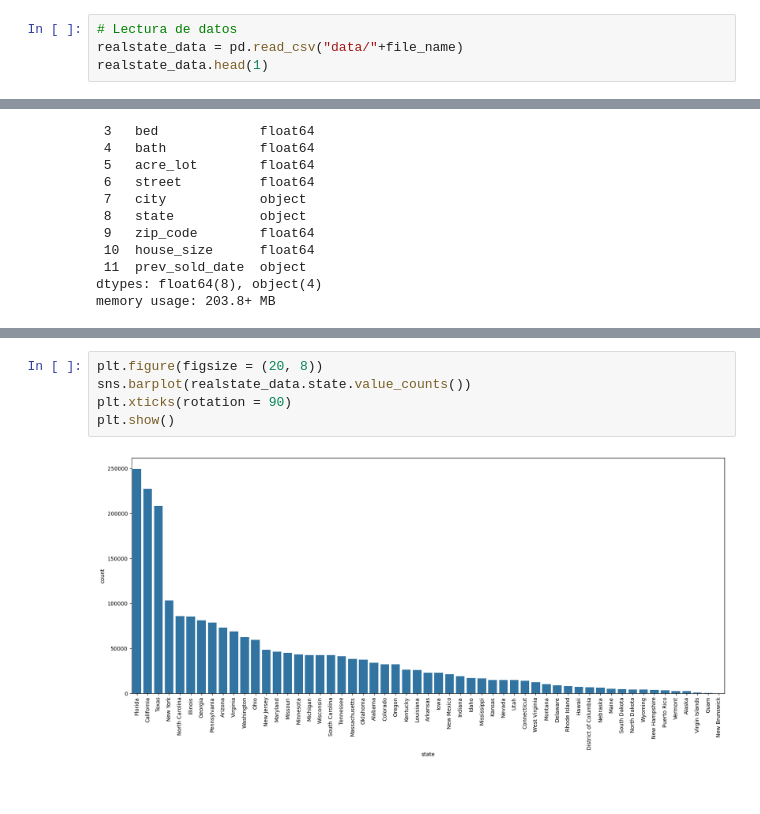
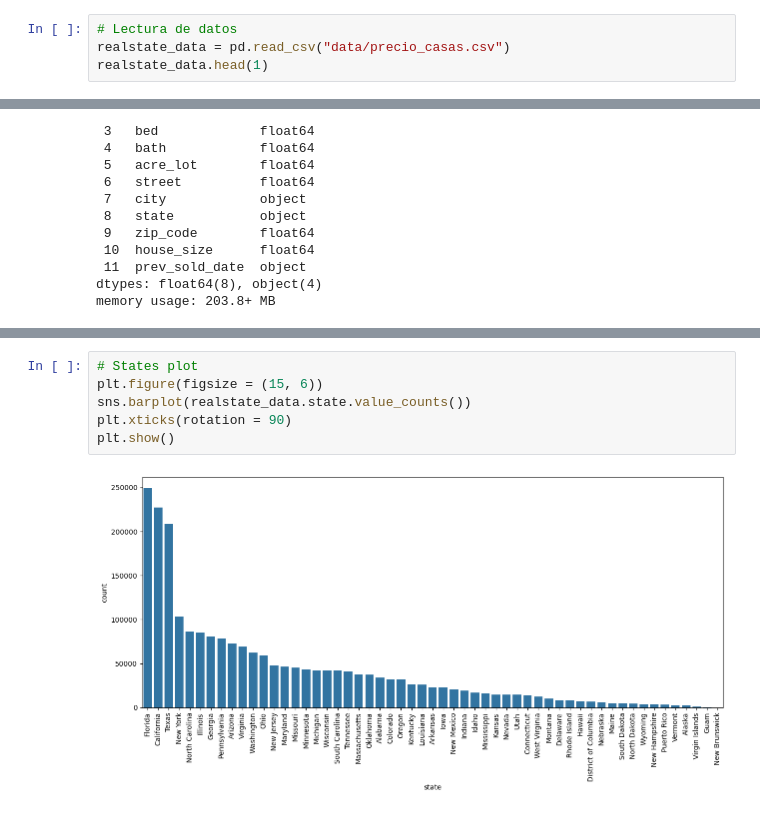
Before and after one commit to EstebanBraganza77/Real-State-Prediction-SageMaker, a Jupyter notebook: RealState-Development.ipynb, the cells around one changed output, grey strips where cells are left out. Drawn from its saved outputs; the diff is of its cells as text.

```diff
--- a/RealState-Development.ipynb
+++ b/RealState-Development.ipynb
@@ -39,6 +47,6 @@ s3_client.download_file("s3datossociedadecuatorianaestadistica", file_name, "./d
 # %%
 # Lectura de datos
-realstate_data = pd.read_csv("data/"+file_name)
+realstate_data = pd.read_csv("data/precio_casas.csv")
 realstate_data.head(1)
 # %% [output]
 |  | brokered_by | status | price | bed | bath | acre_lot | street | city | state | zip_code | ... |
@@ -92,7 +115,8 @@ Name: count, dtype: int64
 # %%
-plt.figure(figsize = (20, 8))
+# States plot
+plt.figure(figsize = (15, 6))
 sns.barplot(realstate_data.state.value_counts())
 plt.xticks(rotation = 90)
 plt.show()
 # %% [output]
-[figure, old version]
+[figure, new version]
```
Also changed, not shown: parts of 28 cells of this notebook.
